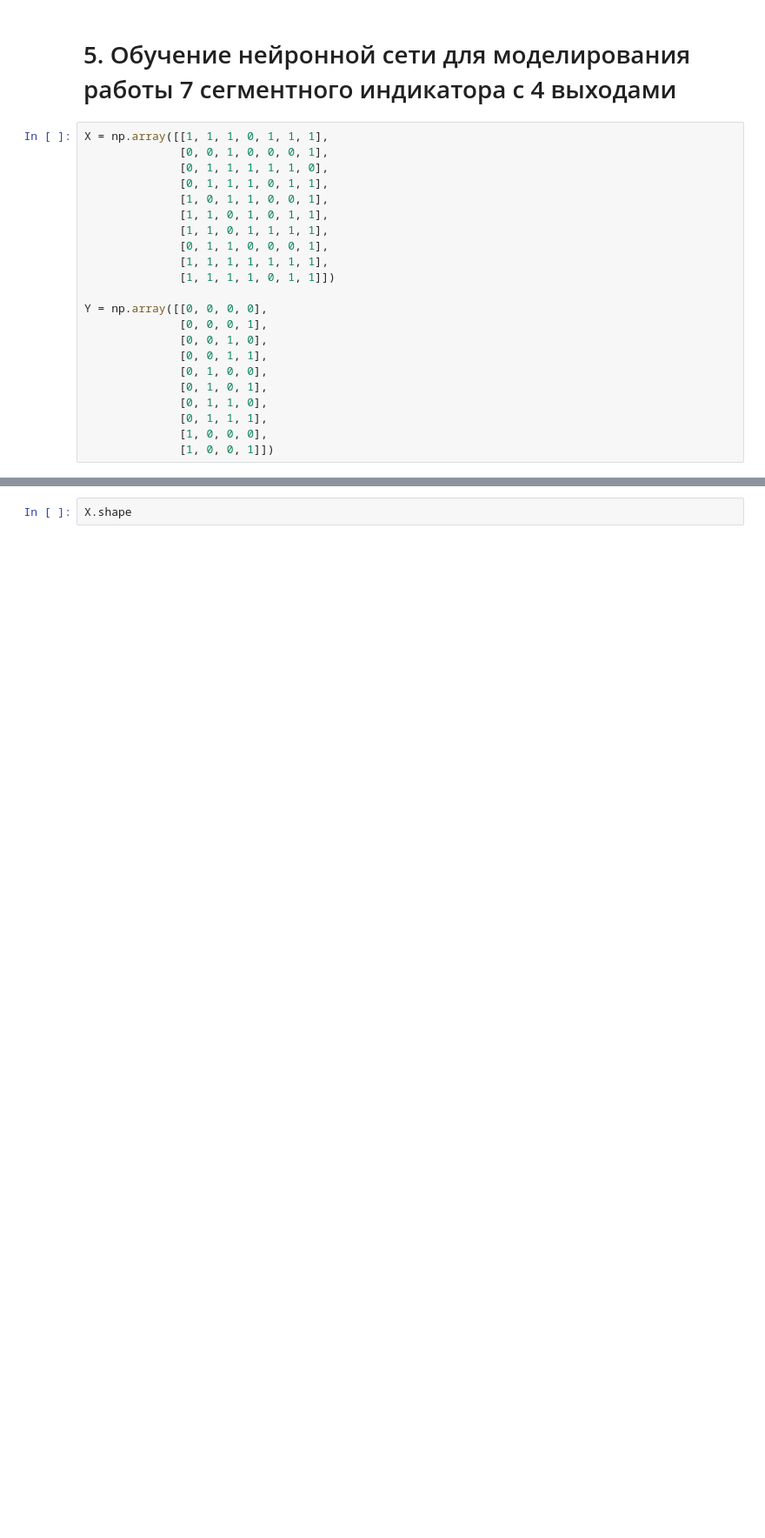
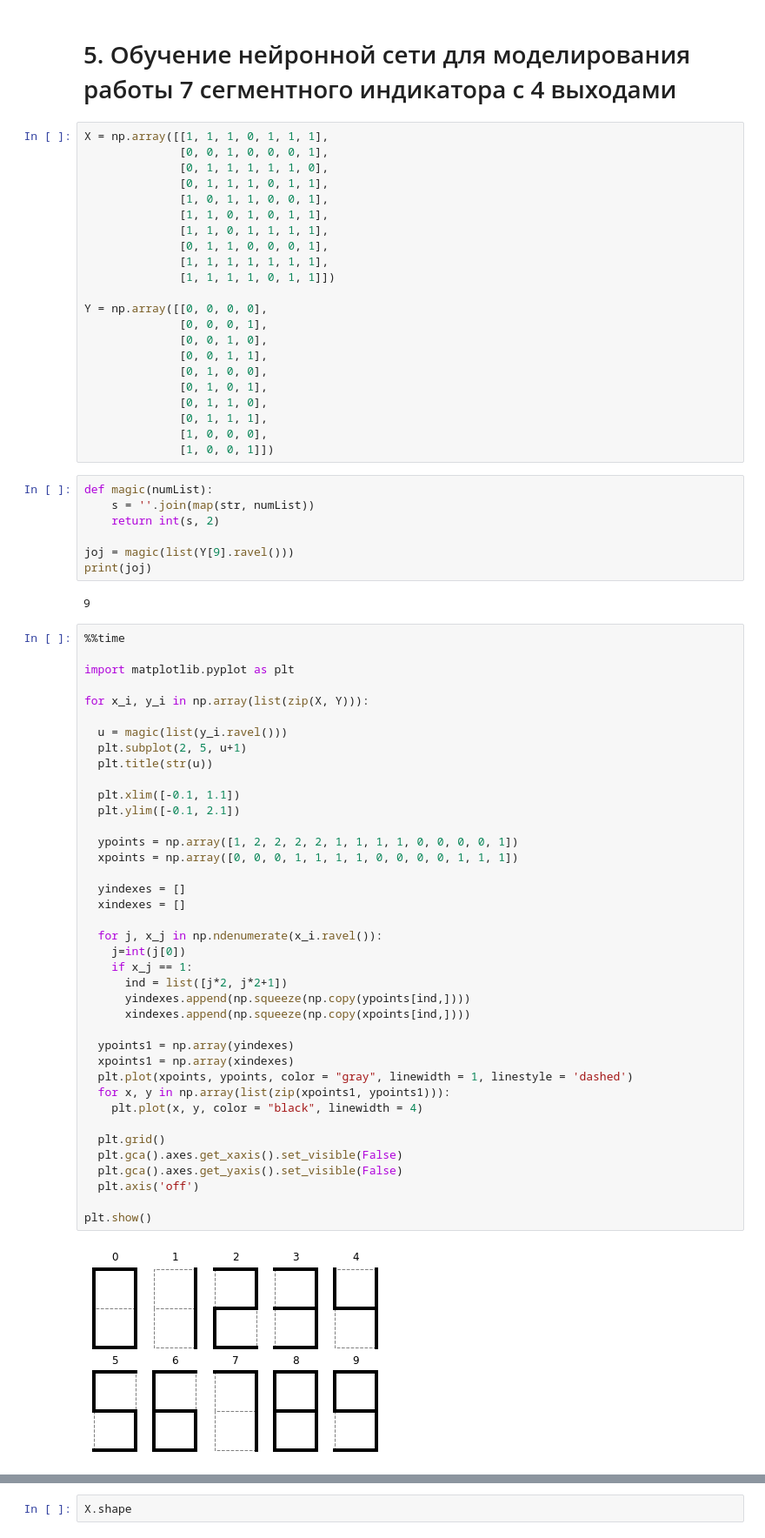
Before and after one commit to kae4ka/university-hometasks, a Jupyter notebook: INS.ipynb, the cells around one changed output, grey strips where cells are left out. Shown at 87% size. Saved outputs shown, nothing was run; the diff lists cells and outputs as text; blank space fills up the shorter version.

```diff
--- a/INS.ipynb
+++ b/INS.ipynb
@@ -466,3 +466,53 @@ Y = np.array([[0, 0, 0, 0],
               [0, 1, 1, 1],
               [1, 0, 0, 0],
               [1, 0, 0, 1]])
+# %%
+def magic(numList):
+    s = ''.join(map(str, numList))
+    return int(s, 2)
+
+joj = magic(list(Y[9].ravel()))
+print(joj)
+# %% [output]
+9
+# %%
+%%time
+
+import matplotlib.pyplot as plt
+
+for x_i, y_i in np.array(list(zip(X, Y))):
+
+  u = magic(list(y_i.ravel()))
+  plt.subplot(2, 5, u+1)
+  plt.title(str(u))
+
+  plt.xlim([-0.1, 1.1])
+  plt.ylim([-0.1, 2.1])
+
+  ypoints = np.array([1, 2, 2, 2, 2, 1, 1, 1, 1, 0, 0, 0, 0, 1])
+  xpoints = np.array([0, 0, 0, 1, 1, 1, 1, 0, 0, 0, 0, 1, 1, 1])
+
+  yindexes = []
+  xindexes = []
+
+  for j, x_j in np.ndenumerate(x_i.ravel()):
+    j=int(j[0])
+    if x_j == 1:
+      ind = list([j*2, j*2+1])
+      yindexes.append(np.squeeze(np.copy(ypoints[ind,])))
+      xindexes.append(np.squeeze(np.copy(xpoints[ind,])))
+
+  ypoints1 = np.array(yindexes)
+  xpoints1 = np.array(xindexes)
+  plt.plot(xpoints, ypoints, color = "gray", linewidth = 1, linestyle = 'dashed')
+  for x, y in np.array(list(zip(xpoints1, ypoints1))):
+    plt.plot(x, y, color = "black", linewidth = 4)
+
+  plt.grid()
+  plt.gca().axes.get_xaxis().set_visible(False)
+  plt.gca().axes.get_yaxis().set_visible(False)
+  plt.axis('off')
+
+plt.show()
+# %% [output]
+[figure, added]
```
Also changed, not shown: parts of 5 cells of this notebook.
